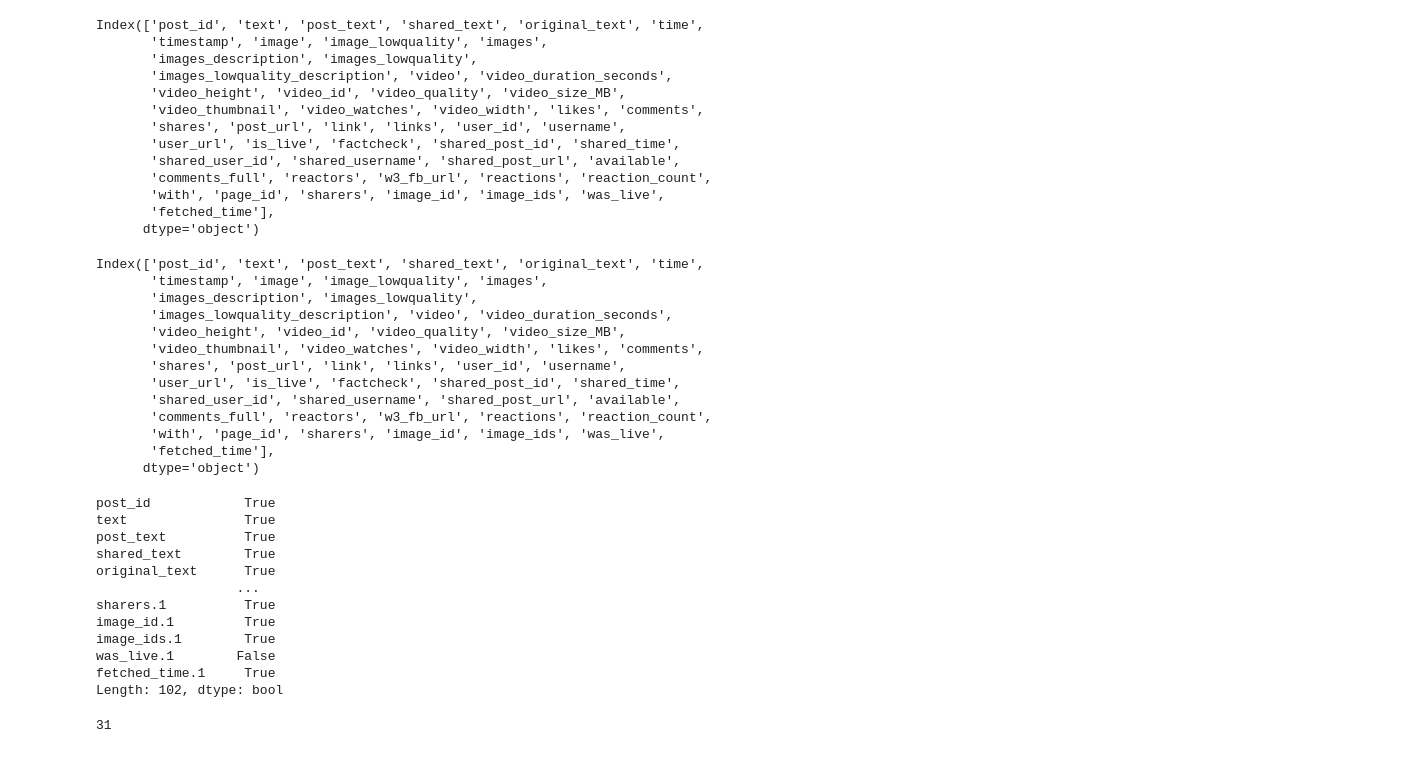
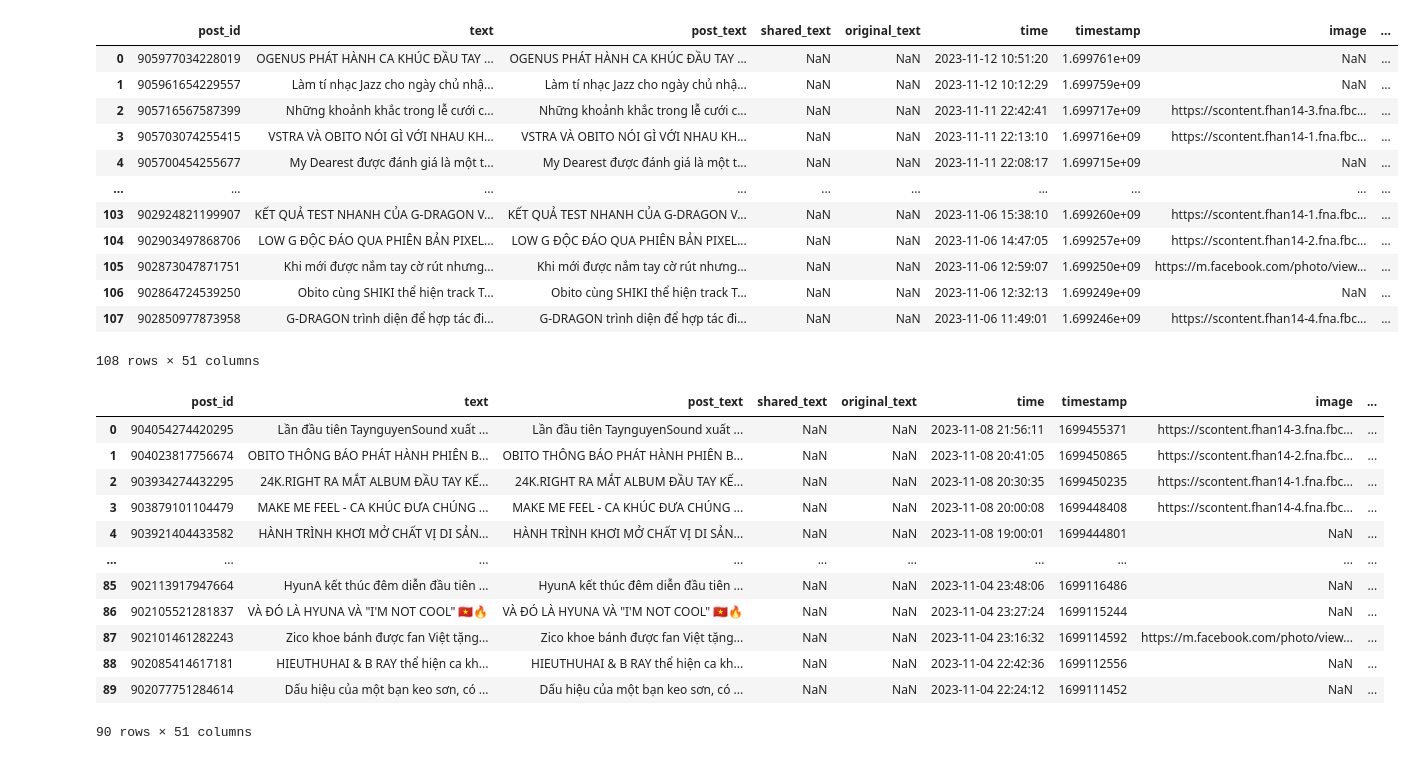
Before and after one commit to quyencanh203/final_project, a Jupyter notebook: handle_csv.ipynb, the cells around one changed output. Saved outputs shown, nothing was run; the diff lists cells and outputs as text; code cells hidden in the pictures.

```diff
--- a/handle_csv.ipynb
+++ b/handle_csv.ipynb
@@ -6,36 +6,33 @@ import seaborn as sns
 # %%
 raw_df = pd.read_csv('Datadaiphatthanh.sound.csv')
 raw_df1 = pd.read_csv('Datadaiphatthanh.sound1.csv')
-# %%
-raw_df.columns
-# %% [output]
-Index(['post_id', 'text', 'post_text', 'shared_text', 'original_text', 'time',
-       'timestamp', 'image', 'image_lowquality', 'images',
-       'images_description', 'images_lowquality',
-       'images_lowquality_description', 'video', 'video_duration_seconds',
-       'video_height', 'video_id', 'video_quality', 'video_size_MB',
-       'video_thumbnail', 'video_watches', 'video_width', 'likes', 'comments',
-       'shares', 'post_url', 'link', 'links', 'user_id', 'username',
-       'user_url', 'is_live', 'factcheck', 'shared_post_id', 'shared_time',
-       'shared_user_id', 'shared_username', 'shared_post_url', 'available',
-       'comments_full', 'reactors', 'w3_fb_url', 'reactions', 'reaction_count',
-       'with', 'page_id', 'sharers', 'image_id', 'image_ids', 'was_live',
-       'fetched_time'],
-      dtype='object')
-# %%
-raw_df1.columns
-# %% [output]
-Index(['post_id', 'text', 'post_text', 'shared_text', 'original_text', 'time',
-       'timestamp', 'image', 'image_lowquality', 'images',
-       'images_description', 'images_lowquality',
-       'images_lowquality_description', 'video', 'video_duration_seconds',
-       'video_height', 'video_id', 'video_quality', 'video_size_MB',
-       'video_thumbnail', 'video_watches', 'video_width', 'likes', 'comments',
-       'shares', 'post_url', 'link', 'links', 'user_id', 'username',
-       'user_url', 'is_live', 'factcheck', 'shared_post_id', 'shared_time',
-       'shared_user_id', 'shared_username', 'shared_post_url', 'available',
-       'comments_full', 'reactors', 'w3_fb_url', 'reactions', 'reaction_count',
-       'with', 'page_id', 'sharers', 'image_id', 'image_ids', 'was_live',
-       'fetched_time'],
-      dtype='object')
+# %%
+display(raw_df,raw_df1)
+# %% [output]
+|  | post_id | text | post_text | shared_text | original_text | time | timestamp | image | ... |
+| 0 | 905977034228019 | OGENUS PHÁT HÀNH CA KHÚC ĐẦU TAY ... | OGENUS PHÁT HÀNH CA KHÚC ĐẦU TAY ... | NaN | NaN | 2023-11-12 10:51:20 | 1.699761e+09 | NaN | ... |
+| 1 | 905961654229557 | Làm tí nhạc Jazz cho ngày chủ nhậ... | Làm tí nhạc Jazz cho ngày chủ nhậ... | NaN | NaN | 2023-11-12 10:12:29 | 1.699759e+09 | NaN | ... |
+| 2 | 905716567587399 | Những khoảnh khắc trong lễ cưới c... | Những khoảnh khắc trong lễ cưới c... | NaN | NaN | 2023-11-11 22:42:41 | 1.699717e+09 | https://scontent.fhan14-3.fna.fbc... | ... |
+| 3 | 905703074255415 | VSTRA VÀ OBITO NÓI GÌ VỚI NHAU KH... | VSTRA VÀ OBITO NÓI GÌ VỚI NHAU KH... | NaN | NaN | 2023-11-11 22:13:10 | 1.699716e+09 | https://scontent.fhan14-1.fna.fbc... | ... |
+| 4 | 905700454255677 | My Dearest được đánh giá là một t... | My Dearest được đánh giá là một t... | NaN | NaN | 2023-11-11 22:08:17 | 1.699715e+09 | NaN | ... |
+| ... | ... | ... | ... | ... | ... | ... | ... | ... | ... |
+| 103 | 902924821199907 | KẾT QUẢ TEST NHANH CỦA G-DRAGON V... | KẾT QUẢ TEST NHANH CỦA G-DRAGON V... | NaN | NaN | 2023-11-06 15:38:10 | 1.699260e+09 | https://scontent.fhan14-1.fna.fbc... | ... |
+| 104 | 902903497868706 | LOW G ĐỘC ĐÁO QUA PHIÊN BẢN PIXEL... | LOW G ĐỘC ĐÁO QUA PHIÊN BẢN PIXEL... | NaN | NaN | 2023-11-06 14:47:05 | 1.699257e+09 | https://scontent.fhan14-2.fna.fbc... | ... |
+| 105 | 902873047871751 | Khi mới được nắm tay cờ rút nhưng... | Khi mới được nắm tay cờ rút nhưng... | NaN | NaN | 2023-11-06 12:59:07 | 1.699250e+09 | https://m.facebook.com/photo/view... | ... |
+| 106 | 902864724539250 | Obito cùng SHIKI thể hiện track T... | Obito cùng SHIKI thể hiện track T... | NaN | NaN | 2023-11-06 12:32:13 | 1.699249e+09 | NaN | ... |
+| 107 | 902850977873958 | G-DRAGON trình diện để hợp tác đi... | G-DRAGON trình diện để hợp tác đi... | NaN | NaN | 2023-11-06 11:49:01 | 1.699246e+09 | https://scontent.fhan14-4.fna.fbc... | ... |
+108 rows × 51 columns
+|  | post_id | text | post_text | shared_text | original_text | time | timestamp | image | ... |
+| 0 | 904054274420295 | Lần đầu tiên TaynguyenSound xuất ... | Lần đầu tiên TaynguyenSound xuất ... | NaN | NaN | 2023-11-08 21:56:11 | 1699455371 | https://scontent.fhan14-3.fna.fbc... | ... |
+| 1 | 904023817756674 | OBITO THÔNG BÁO PHÁT HÀNH PHIÊN B... | OBITO THÔNG BÁO PHÁT HÀNH PHIÊN B... | NaN | NaN | 2023-11-08 20:41:05 | 1699450865 | https://scontent.fhan14-2.fna.fbc... | ... |
+| 2 | 903934274432295 | 24K.RIGHT RA MẮT ALBUM ĐẦU TAY KẾ... | 24K.RIGHT RA MẮT ALBUM ĐẦU TAY KẾ... | NaN | NaN | 2023-11-08 20:30:35 | 1699450235 | https://scontent.fhan14-1.fna.fbc... | ... |
+| 3 | 903879101104479 | MAKE ME FEEL - CA KHÚC ĐƯA CHÚNG ... | MAKE ME FEEL - CA KHÚC ĐƯA CHÚNG ... | NaN | NaN | 2023-11-08 20:00:08 | 1699448408 | https://scontent.fhan14-4.fna.fbc... | ... |
+| 4 | 903921404433582 | HÀNH TRÌNH KHƠI MỞ CHẤT VỊ DI SẢN... | HÀNH TRÌNH KHƠI MỞ CHẤT VỊ DI SẢN... | NaN | NaN | 2023-11-08 19:00:01 | 1699444801 | NaN | ... |
+| ... | ... | ... | ... | ... | ... | ... | ... | ... | ... |
+| 85 | 902113917947664 | HyunA kết thúc đêm diễn đầu tiên ... | HyunA kết thúc đêm diễn đầu tiên ... | NaN | NaN | 2023-11-04 23:48:06 | 1699116486 | NaN | ... |
+| 86 | 902105521281837 | VÀ ĐÓ LÀ HYUNA VÀ "I'M NOT COOL" 🇻🇳🔥 | VÀ ĐÓ LÀ HYUNA VÀ "I'M NOT COOL" 🇻🇳🔥 | NaN | NaN | 2023-11-04 23:27:24 | 1699115244 | NaN | ... |
+| 87 | 902101461282243 | Zico khoe bánh được fan Việt tặng... | Zico khoe bánh được fan Việt tặng... | NaN | NaN | 2023-11-04 23:16:32 | 1699114592 | https://m.facebook.com/photo/view... | ... |
+| 88 | 902085414617181 | HIEUTHUHAI & B RAY thể hiện ca kh... | HIEUTHUHAI & B RAY thể hiện ca kh... | NaN | NaN | 2023-11-04 22:42:36 | 1699112556 | NaN | ... |
+| 89 | 902077751284614 | Dấu hiệu của một bạn keo sơn, có ... | Dấu hiệu của một bạn keo sơn, có ... | NaN | NaN | 2023-11-04 22:24:12 | 1699111452 | NaN | ... |
+90 rows × 51 columns
 # %%
@@ -47,19 +39,0 @@ merged_file = pd.read_csv('merged_file.csv')
-# %%
-merged_file.all
-# %% [output]
-post_id            True
-text               True
-post_text          True
-shared_text        True
-original_text      True
-                  ...
-sharers.1          True
-image_id.1         True
-image_ids.1        True
-was_live.1        False
-fetched_time.1     True
-Length: 102, dtype: bool
-# %%
-merged_file.reactions.isnull().sum()
-# %% [output]
-31
```
Also changed, not shown: parts of 5 cells of this notebook, 6 other files.
